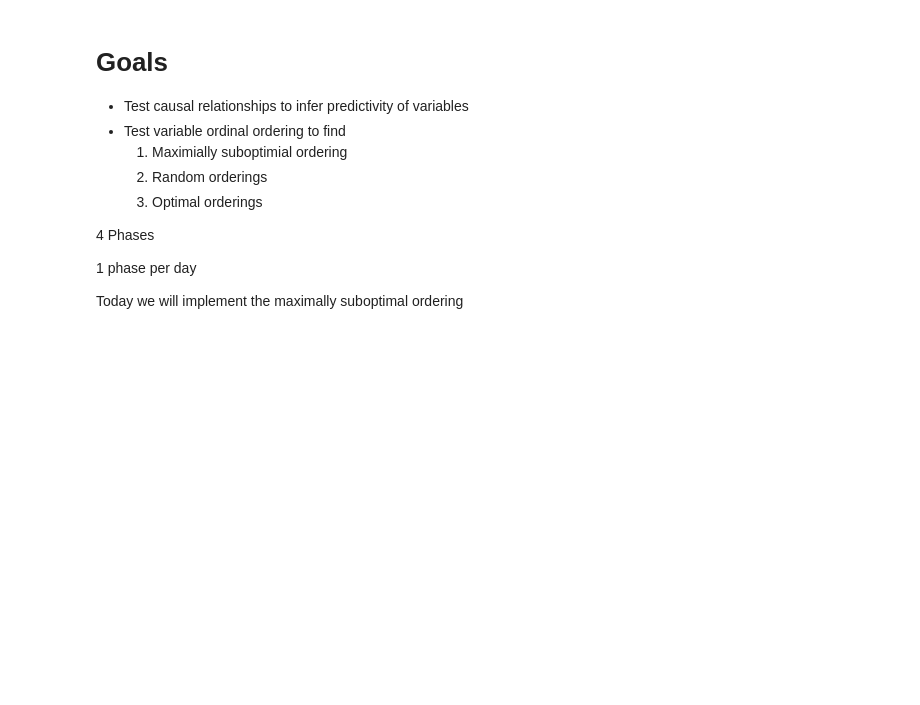
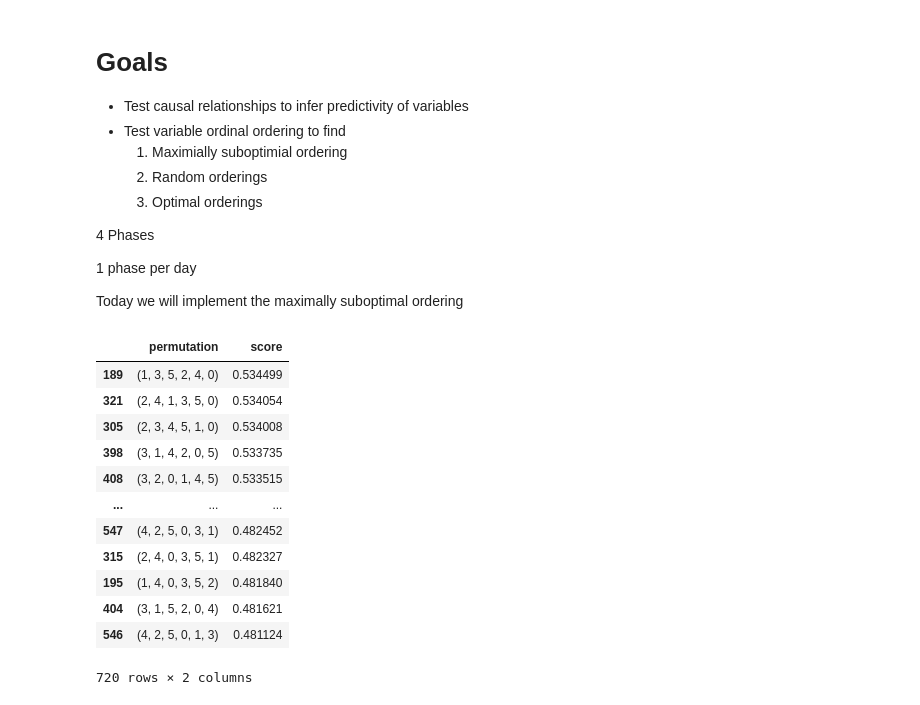
Before and after one commit to danielkopp4/Citation-Forecaster, a Jupyter notebook: analysis/exierment.ipynb, the cells around one changed output. Saved outputs shown, nothing was run; the diff lists cells and outputs as text; code cells hidden in the pictures; blank space fills up the shorter version.

```diff
--- a/analysis/exierment.ipynb
+++ b/analysis/exierment.ipynb
@@ -121,3 +40,0 @@ std 0.0
-# %%
-data.loc[data['feature'] != 'None','difference'] =  data[data['feature'] == "None"]['score'].values.flatten() - data[data['feature'] != 'None']['score']
-data.sort_values(by='difference', ascending=False)
@@ -225,24 +40,0 @@ Take existing ordinal format and make maximially randomized, analyze the result
-# %%
-feature_subset = [
-    "age",
-    "race",
-    # "gender",
-    "native-country",
-    "hours-per-week",
-    "workclass",
-    "education",
-    "marital-status",
-    "occupation",
-    "relationship"
-]
-
-
-# X = dataset[feature_subset]
-# y = dataset[Y_VAR]
-X,_,y,_ = train_test([], feature_subset)
-
-model = CatBoostClassifier()
-model.fit(X, y)
-
-importances = model.get_feature_importance(prettified=True)
-importances
@@ -470,0 +101,16 @@ Today we will implement the maximally suboptimal ordering
+# %%
+ordering_results.sort_values(by="score", ascending=False)
+# %% [output]
+|  | permutation | score |
+| 189 | (1, 3, 5, 2, 4, 0) | 0.534499 |
+| 321 | (2, 4, 1, 3, 5, 0) | 0.534054 |
+| 305 | (2, 3, 4, 5, 1, 0) | 0.534008 |
+| 398 | (3, 1, 4, 2, 0, 5) | 0.533735 |
+| 408 | (3, 2, 0, 1, 4, 5) | 0.533515 |
+| ... | ... | ... |
+| 547 | (4, 2, 5, 0, 3, 1) | 0.482452 |
+| 315 | (2, 4, 0, 3, 5, 1) | 0.482327 |
+| 195 | (1, 4, 0, 3, 5, 2) | 0.481840 |
+| 404 | (3, 1, 5, 2, 0, 4) | 0.481621 |
+| 546 | (4, 2, 5, 0, 1, 3) | 0.481124 |
+720 rows × 2 columns
```
Also changed, not shown: parts of 33 cells of this notebook.
